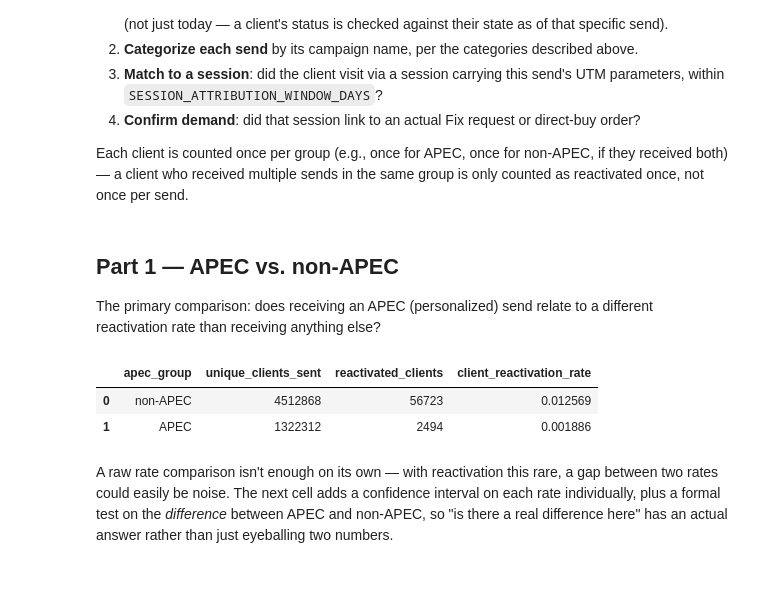
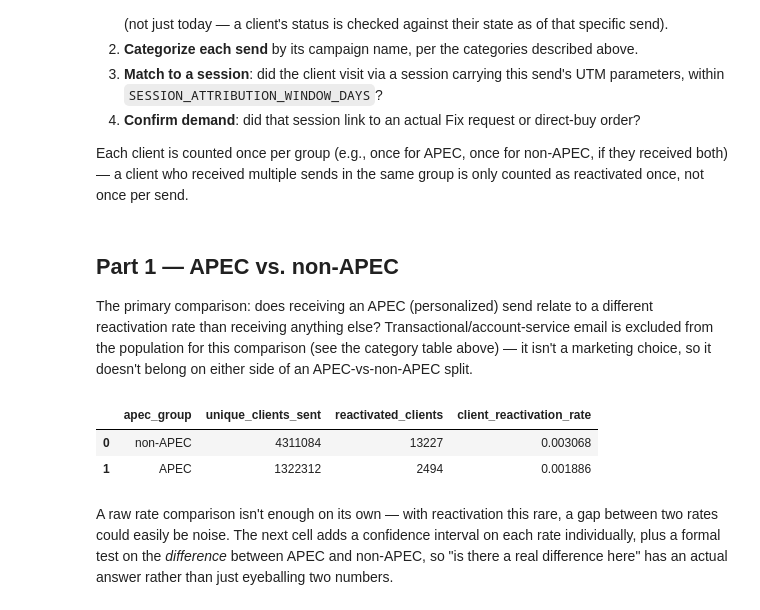
Before and after one commit to sfoyola/sao-sfix-ds, a Jupyter notebook: exp_apec_latent_style_analysis/personalization_impact_v2.ipynb, the cells around one changed output. Saved outputs shown, nothing was run; the diff lists cells and outputs as text; code cells hidden in the pictures; blank space fills up the shorter version.

```diff
--- a/exp_apec_latent_style_analysis/personalization_impact_v2.ipynb
+++ b/exp_apec_latent_style_analysis/personalization_impact_v2.ipynb
@@ -135,7 +139,7 @@ Each client is counted once per group (e.g., once for APEC, once for non-APEC, i
 # %% [markdown]
 ## Part 1 — APEC vs. non-APEC
 
-The primary comparison: does receiving an APEC (personalized) send relate to a different reactivation rate than receiving anything else?
+The primary comparison: does receiving an APEC (personalized) send relate to a different reactivation rate than receiving anything else? Transactional/account-service email is excluded from the population for this comparison (see the category table above) — it isn't a marketing choice, so it doesn't belong on either side of an APEC-vs-non-APEC split.
 # %%
 apec_split_query = f"""--sql
 WITH sends AS (
@@ -144,6 +148,7 @@ WITH sends AS (
     WHERE execution_date >= DATE '{START_DATE}'
       AND execution_date <= DATE '{END_DATE}'
       AND holdout_group = 0 -- only include clients who were actually sent the campaign, not just targeted
+      AND send_utm_campaign NOT LIKE '%transactional%' -- exclude account-service email (password resets, order/Fix status, etc.); a client only gets these because they're already returning on their own, not because of a marketing choice, so they don't belong on either side of this comparison
 ),
 dormant_3yr_sends AS (
     -- client must already be Dormant 3+ years AS OF the send, not just today
@@ -182,34 +187,34 @@ attributed_demand AS (
         ON e.active_session_id = ms.active_session_id
     WHERE e.demand_type IN ('fix', 'direct_buy')
 ),
 client_group AS (
     -- one row per client per group: did they reactivate at all under this group
     SELECT
         d.client_id,
         d.apec_group,
         MAX(CASE WHEN a.client_id IS NOT NULL THEN 1 ELSE 0 END) AS client_reactivated
     FROM categorized_sends d
     LEFT JOIN attributed_demand a
         ON d.client_id = a.client_id
         AND d.sent_timestamp = a.sent_timestamp
         AND d.apec_group = a.apec_group
     GROUP BY 1, 2
 )
 SELECT
     apec_group,
     COUNT(DISTINCT client_id) AS unique_clients_sent,
     SUM(client_reactivated) AS reactivated_clients,
     CAST(SUM(client_reactivated) AS DOUBLE) / COUNT(DISTINCT client_id) AS client_reactivation_rate
 FROM client_group
 GROUP BY 1
 ORDER BY unique_clients_sent DESC
 """
 
 apec_split_df = query(apec_split_query)
 apec_split_df
 # %% [output]
 |  | apec_group | unique_clients_sent | reactivated_clients | client_reactivation_rate |
-| 0 | non-APEC | 4512868 | 56723 | 0.012569 |
+| 0 | non-APEC | 4311084 | 13227 | 0.003068 |
 | 1 | APEC | 1322312 | 2494 | 0.001886 |
 # %% [markdown]
 A raw rate comparison isn't enough on its own — with reactivation this rare, a gap between two rates could easily be noise. The next cell adds a confidence interval on each rate individually, plus a formal test on the *difference* between APEC and non-APEC, so "is there a real difference here" has an actual answer rather than just eyeballing two numbers.
```
Also changed, not shown: parts of 13 cells of this notebook, 7 other files.
